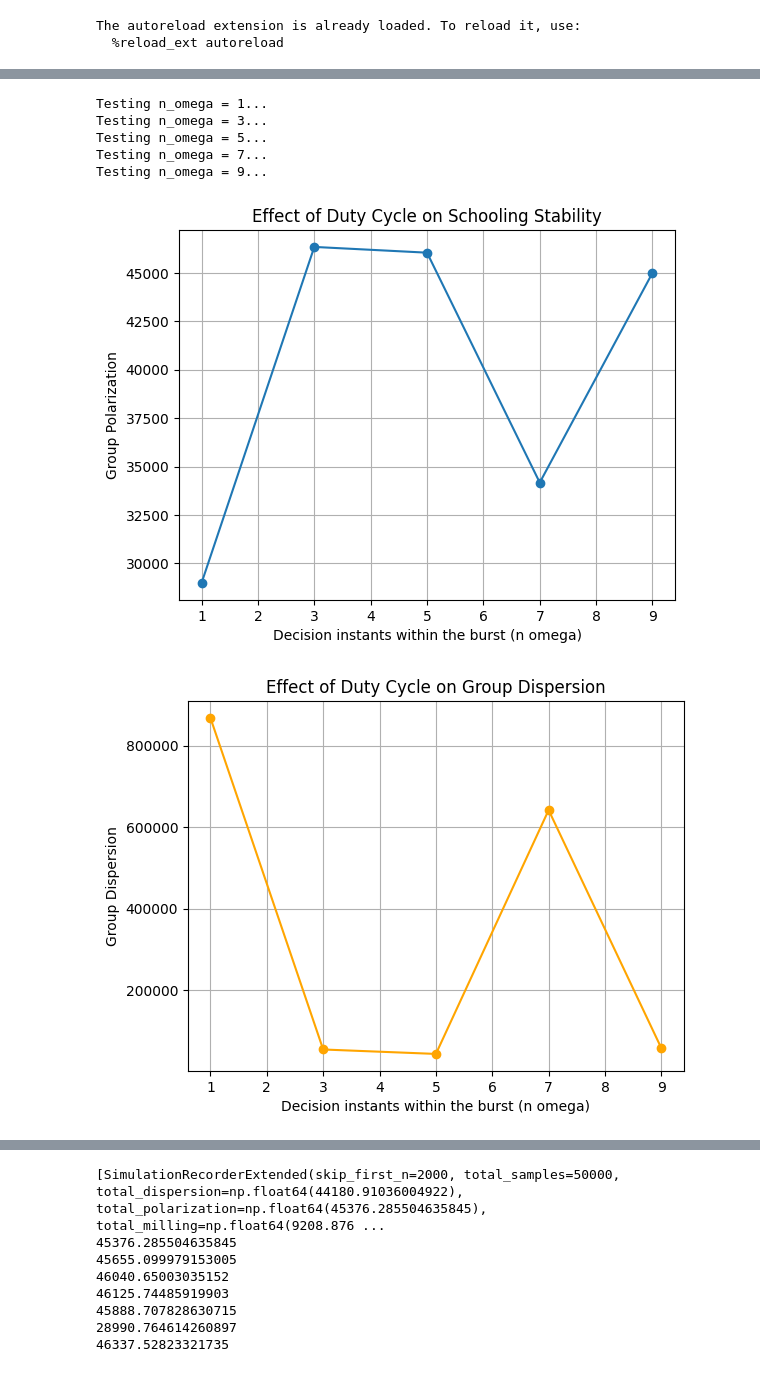
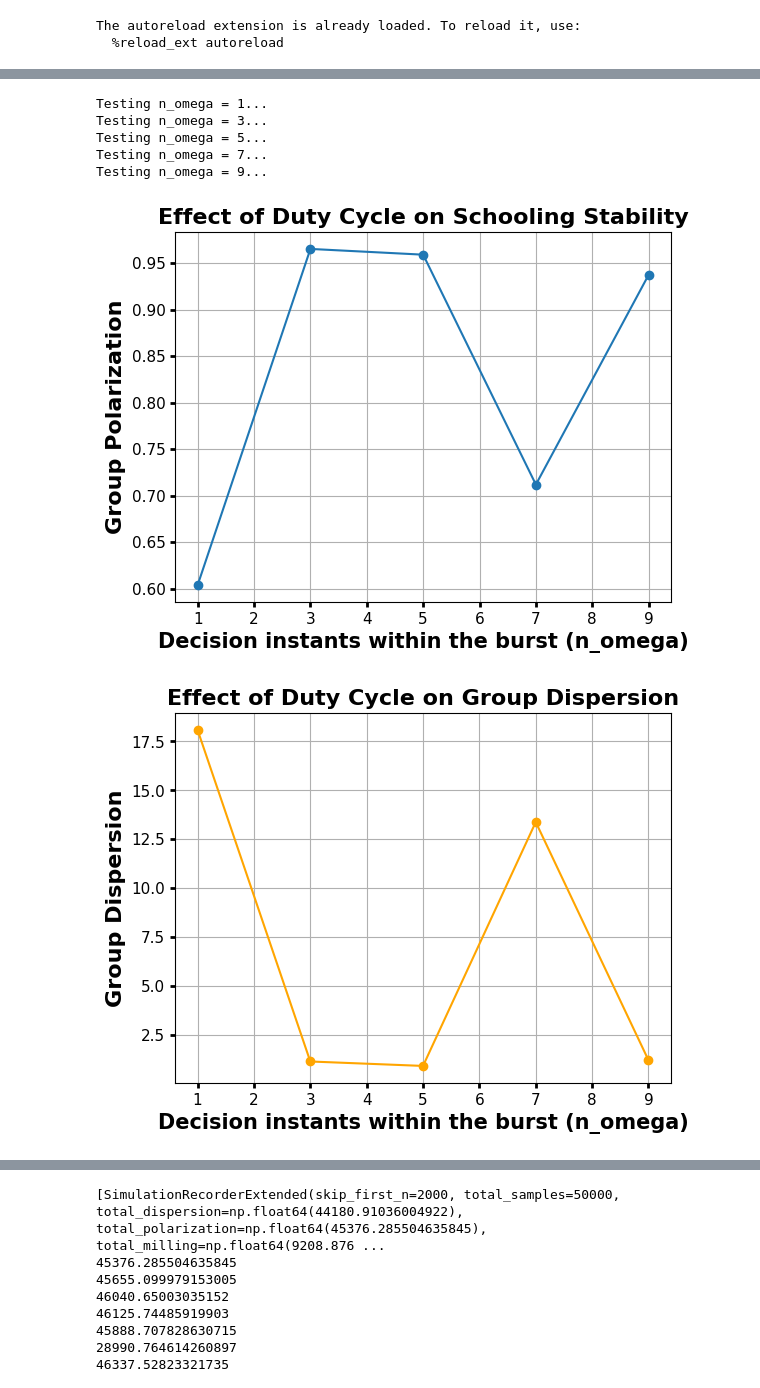
Before and after one commit to anzehocevar/SkupinskoVedenje_skupinaD, a Jupyter notebook: notebooks/fish_model_ext.ipynb, the cells around one changed output, grey strips where cells are left out. Saved outputs shown, nothing was run; the diff lists cells and outputs as text; code cells hidden in the pictures.

Commit message:
fixed plots

```diff
--- a/notebooks/fish_model_ext.ipynb
+++ b/notebooks/fish_model_ext.ipynb
@@ -140,6 +150,7 @@ Testing Omega = 0.9...
 n_omega_values = [1, 3, 5, 7, 9]
 results = []
 
+rec = SimulationRecorderExtended(skip_first_n=2000)
 for n_omega in n_omega_values:
     print(f"Testing n_omega = {n_omega}...")
     # Initialize
@@ -148,44 +159,50 @@ for n_omega in n_omega_values:
         n=50,
         l_att=3.0,
         omega=0.5,
         n_omega=n_omega,
         gamma_att=0.22,
         gamma_ali=0.6
     )
 
     # Record
     rec = SimulationRecorderExtended(skip_first_n=2000)
     run_batch_simulation(state, rec, steps=50000)
     results.append(rec)
 
 # Plot polarization vs omega
-plt.plot(n_omega_values, [r.total_polarization for r in results], marker='o')
-plt.title("Effect of Duty Cycle on Schooling Stability")
-plt.xlabel("Decision instants within the burst (n_omega)")
-plt.ylabel("Group Polarization")
+plt.plot(n_omega_values, [rec.polarization for rec in results], marker='o')
+plt.title("Effect of Duty Cycle on Schooling Stability", fontsize=16, fontweight='bold')
+plt.xlabel("Decision instants within the burst (n_omega)", fontsize=15, fontweight='bold')
+plt.ylabel("Group Polarization", fontsize=16, fontweight='bold')
+plt.tick_params(axis='both', labelsize=11, width=2)
 plt.grid(True)
+plt.savefig("polarization_vs_n_omega.pdf", bbox_inches='tight')
 plt.show()
 
 # Plot dispersion vs omega
-plt.plot(n_omega_values, [r.total_dispersion for r in results], marker='o', color='orange')
-plt.title("Effect of Duty Cycle on Group Dispersion")
-plt.xlabel("Decision instants within the burst (n_omega)")
-plt.ylabel("Group Dispersion")
+plt.plot(n_omega_values, [rec.dispersion for rec in results], marker='o', color='orange')
+plt.title("Effect of Duty Cycle on Group Dispersion", fontsize=16, fontweight='bold')
+plt.xlabel("Decision instants within the burst (n_omega)", fontsize=15, fontweight='bold')
+plt.ylabel("Group Dispersion", fontsize=16, fontweight='bold')
+plt.tick_params(axis='both', labelsize=11, width=2)
 plt.grid(True)
+plt.savefig("dispersion_vs_n_omega.pdf", bbox_inches='tight')
 plt.show()
 
 # Plot milling vs omega
-plt.plot(n_omega_values, [r.total_milling for r in results], marker='o', color='green')
-plt.title("Effect of Duty Cycle on Milling Behavior")
-plt.xlabel("Decision instants within the burst (n_omega)")
-plt.ylabel("Group Milling")
+plt.plot(n_omega_values, [rec.milling for rec in results], marker='o', color='green')
+plt.title("Effect of Duty Cycle on Milling Behavior", fontsize=16, fontweight='bold')
+plt.xlabel("Decision instants within the burst (n_omega)", fontsize=15, fontweight='bold')
+plt.ylabel("Group Milling", fontsize=16, fontweight='bold')
+plt.tick_params(axis='both', labelsize=11, width=2)
 plt.grid(True)
+plt.savefig("milling_vs_n_omega.pdf", bbox_inches='tight')
 plt.show()
 # %% [output]
 Testing n_omega = 1...
 Testing n_omega = 3...
 Testing n_omega = 5...
 Testing n_omega = 7...
 Testing n_omega = 9...
-[figure, old version]
+[figure, new version]
-[figure, old version]
+[figure, new version]
```
Also changed, not shown: parts of 3 cells of this notebook.
